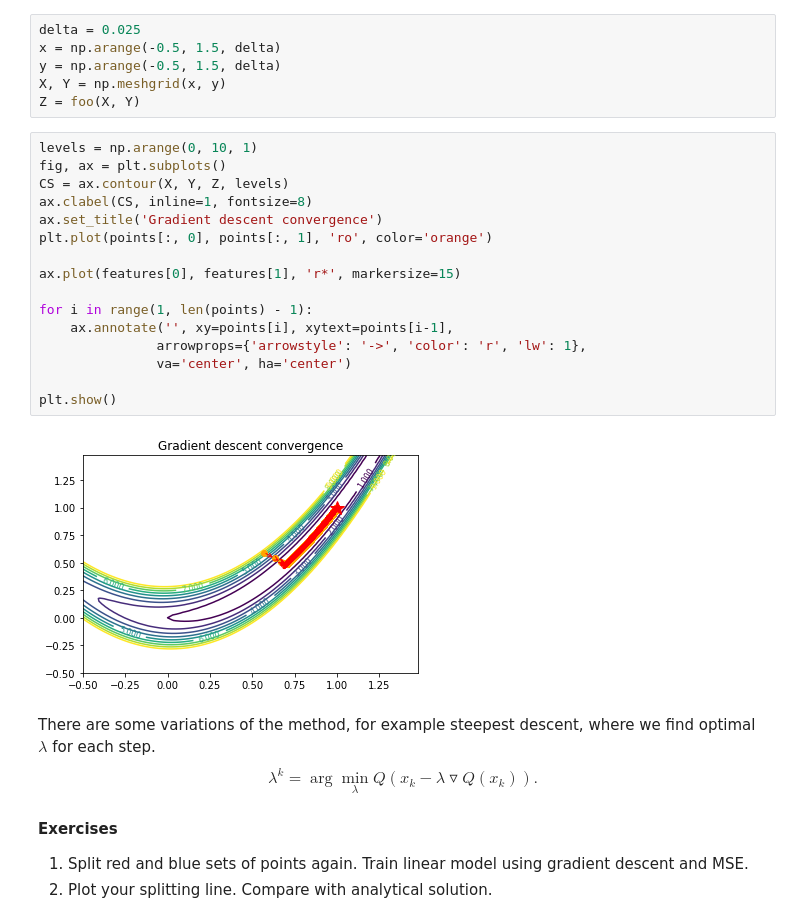
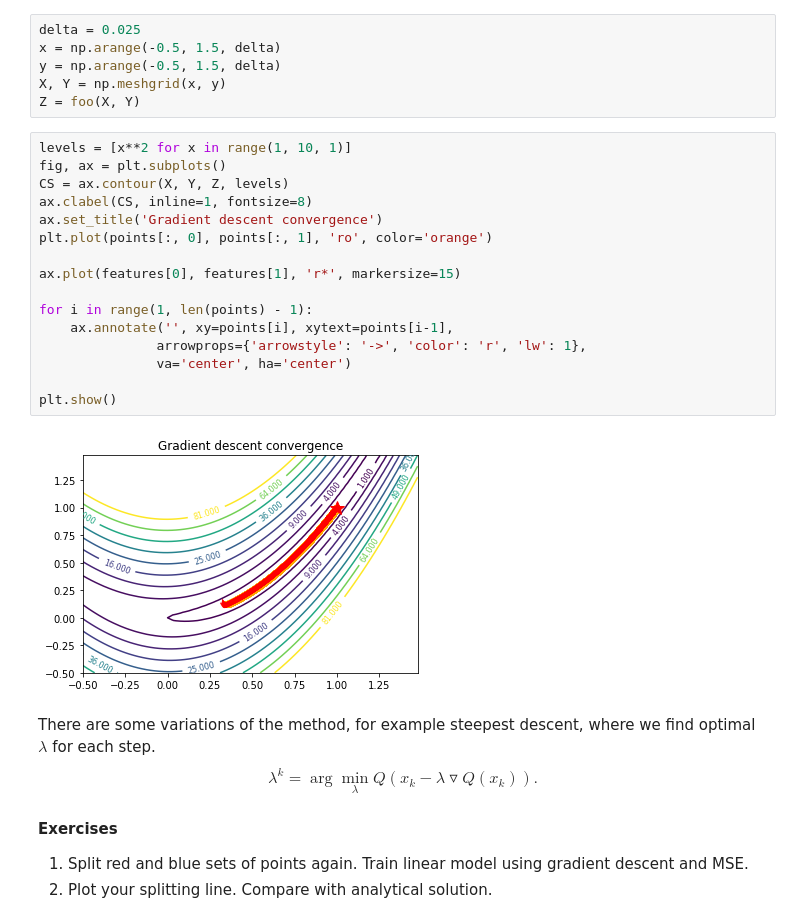
Before and after one commit to MR-Raven/Machine-Learning, a Jupyter notebook: Linear_models__gradient_descent.ipynb, the cells around one changed output. Drawn from its saved outputs; the diff is of its cells as text.

```diff
--- a/Linear_models__gradient_descent.ipynb
+++ b/Linear_models__gradient_descent.ipynb
@@ -351,23 +356,23 @@ y = np.arange(-0.5, 1.5, delta)
 X, Y = np.meshgrid(x, y)
 Z = foo(X, Y)
 # %%
-levels = np.arange(0, 10, 1)
+levels = [x**2 for x in range(1, 10, 1)]
 fig, ax = plt.subplots()
 CS = ax.contour(X, Y, Z, levels)
 ax.clabel(CS, inline=1, fontsize=8)
 ax.set_title('Gradient descent convergence')
 plt.plot(points[:, 0], points[:, 1], 'ro', color='orange')
 
 ax.plot(features[0], features[1], 'r*', markersize=15)
 
 for i in range(1, len(points) - 1):
     ax.annotate('', xy=points[i], xytext=points[i-1],
                arrowprops={'arrowstyle': '->', 'color': 'r', 'lw': 1},
                va='center', ha='center')
 
 plt.show()
 # %% [output]
-[figure, old version]
+[figure, new version]
 # %% [markdown]
 There are some variations of the method, for example steepest descent, where we find optimal $\lambda$ for each step.
 $$\lambda^{k} = \arg\min_{\lambda}Q(x_k - \lambda\triangledown Q(x_k)).$$
```
Also changed, not shown: parts of 43 cells of this notebook.
